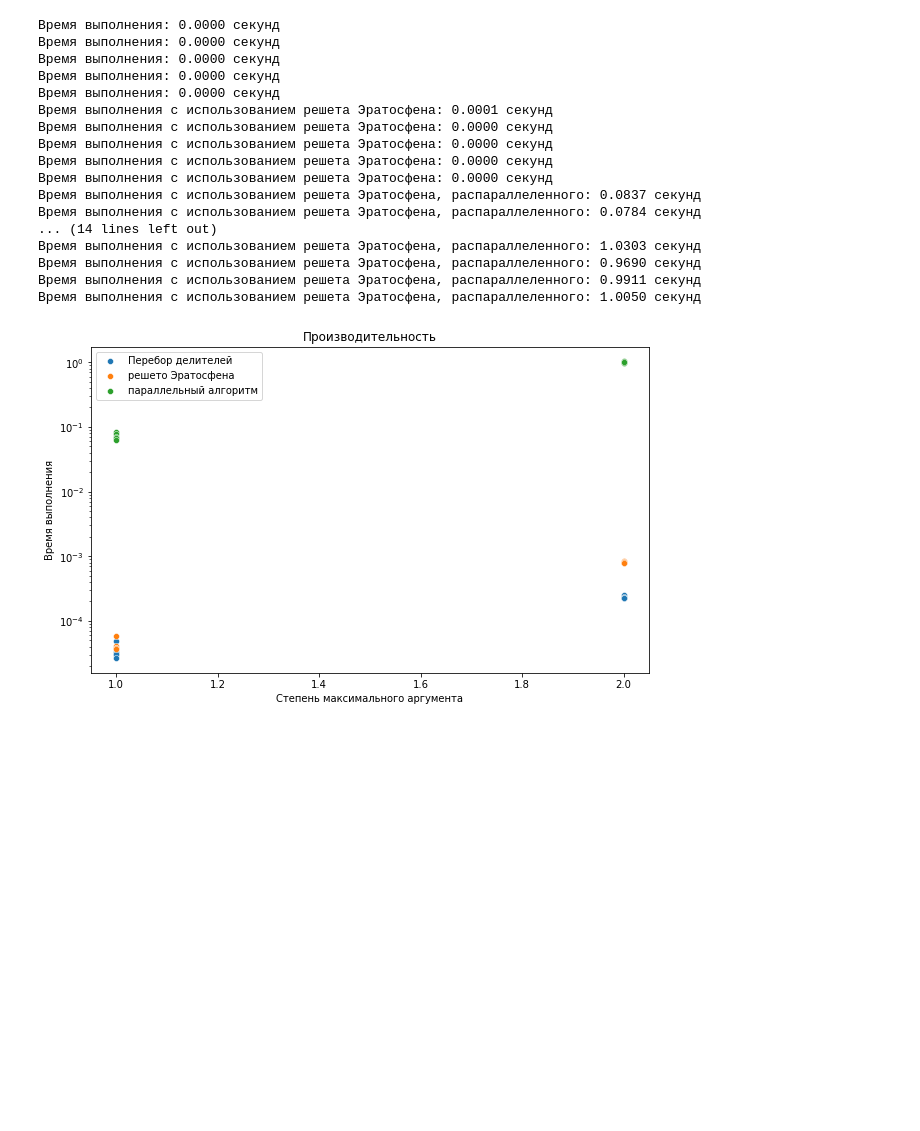
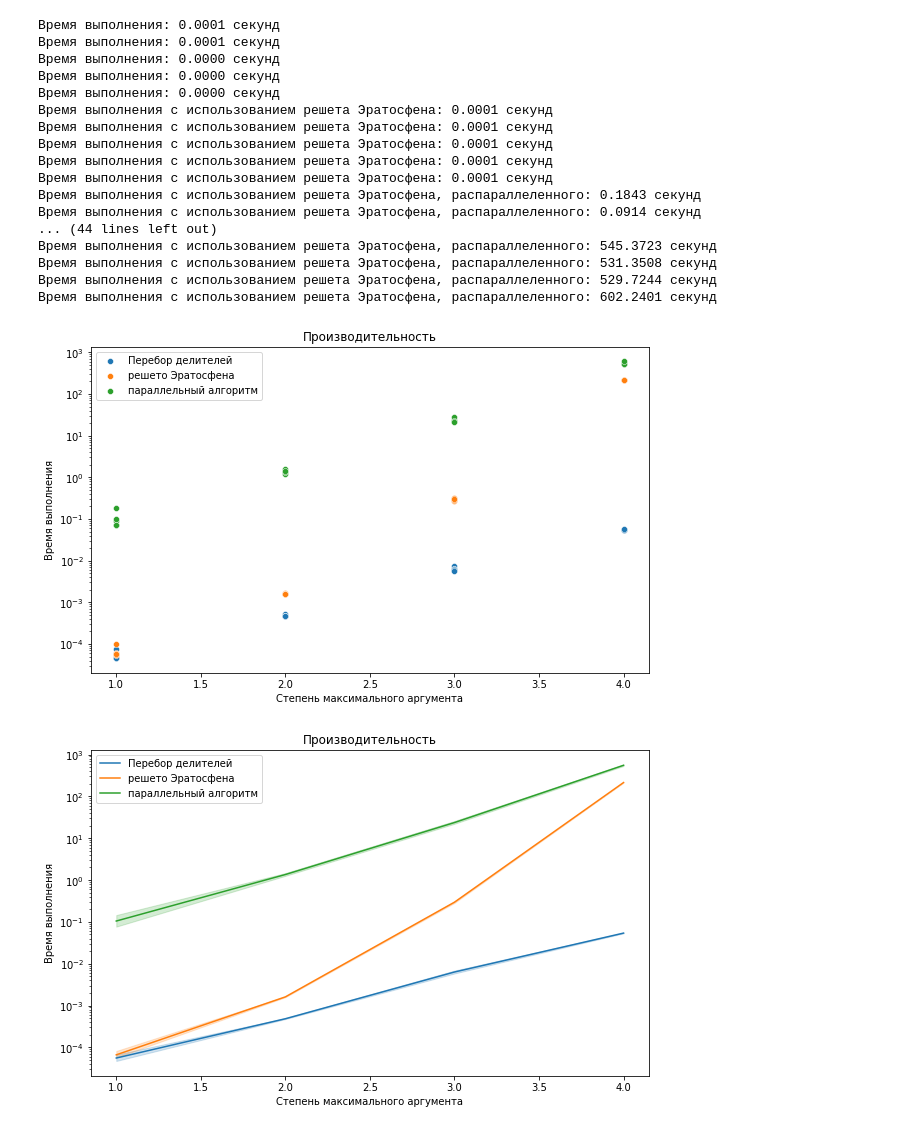
Before and after one commit to Denis-Ermakov/Pi-function-of-Fibonacci-and-Tribonacci-Nentrabonacci, a Jupyter notebook: Итоговые графики.ipynb, the cells around one changed output. Drawn from its saved outputs; the diff is of its cells as text; code cells hidden in the pictures; blank space fills up the shorter version.

```diff
--- a/Итоговые графики.ipynb
+++ b/Итоговые графики.ipynb
@@ -343,23 +797,23 @@ def plot_execution_time(deg_max):
     plt.show()
     return data
 
-data = plot_execution_time(2)
+data = plot_execution_time(4)
 # %% [output]
-Время выполнения: 0.0000 секунд
-Время выполнения: 0.0000 секунд
+Время выполнения: 0.0001 секунд
+Время выполнения: 0.0001 секунд
 Время выполнения: 0.0000 секунд
 Время выполнения: 0.0000 секунд
 Время выполнения: 0.0000 секунд
 Время выполнения с использованием решета Эратосфена: 0.0001 секунд
-Время выполнения с использованием решета Эратосфена: 0.0000 секунд
-Время выполнения с использованием решета Эратосфена: 0.0000 секунд
-Время выполнения с использованием решета Эратосфена: 0.0000 секунд
-Время выполнения с использованием решета Эратосфена: 0.0000 секунд
-Время выполнения с использованием решета Эратосфена, распараллеленного: 0.0837 секунд
-Время выполнения с использованием решета Эратосфена, распараллеленного: 0.0784 секунд
-... (14 lines left out)
-Время выполнения с использованием решета Эратосфена, распараллеленного: 1.0303 секунд
-Время выполнения с использованием решета Эратосфена, распараллеленного: 0.9690 секунд
-Время выполнения с использованием решета Эратосфена, распараллеленного: 0.9911 секунд
-Время выполнения с использованием решета Эратосфена, распараллеленного: 1.0050 секунд
+Время выполнения с использованием решета Эратосфена: 0.0001 секунд
+Время выполнения с использованием решета Эратосфена: 0.0001 секунд
+Время выполнения с использованием решета Эратосфена: 0.0001 секунд
+Время выполнения с использованием решета Эратосфена: 0.0001 секунд
+Время выполнения с использованием решета Эратосфена, распараллеленного: 0.1843 секунд
+Время выполнения с использованием решета Эратосфена, распараллеленного: 0.0914 секунд
+... (44 lines left out)
+Время выполнения с использованием решета Эратосфена, распараллеленного: 545.3723 секунд
+Время выполнения с использованием решета Эратосфена, распараллеленного: 531.3508 секунд
+Время выполнения с использованием решета Эратосфена, распараллеленного: 529.7244 секунд
+Время выполнения с использованием решета Эратосфена, распараллеленного: 602.2401 секунд
-[figure, old version]
+[figure, new version]
@@ -366,3 +822,22 @@ data = plot_execution_time(2)
+# %%
+plt.figure(figsize=(10, 6))
+
+sns.lineplot(data=data, x='deg x', y='Execution_time')
+sns.lineplot(data=data, x='deg x', y='Execution_time_Eratosphene')
+sns.lineplot(data=data, x='deg x', y='Execution_time_Eratosphene_paralleled')
+plt.legend(["Перебор делителей", "решето Эратосфена", "параллельный алгоритм"])
+#plt.errorbar(deg, ex_time, xerr=0, yerr=0.01, fmt='o-', ecolor='red')
+#plt.errorbar(deg, ex_time_Eratosphene, xerr=0, yerr=0.01, fmt='o-', ecolor='red')
+#plt.errorbar(deg, ex_time_Eratosphene_paralleled, xerr=0, yerr=0.01, fmt='o-', ecolor='red')
+plt.yscale('log')
+
+plt.title('Производительность')
+plt.xlabel('Степень максимального аргумента')
+plt.ylabel('Время выполнения')
+
+plt.show()
+# %% [output]
+[figure, added]
 # %%
 #Функция, производящаяя, все действия функции строящей график, кроме самого построения
 # и считающая затраченное время
```
Also changed, not shown: parts of 12 cells of this notebook.
